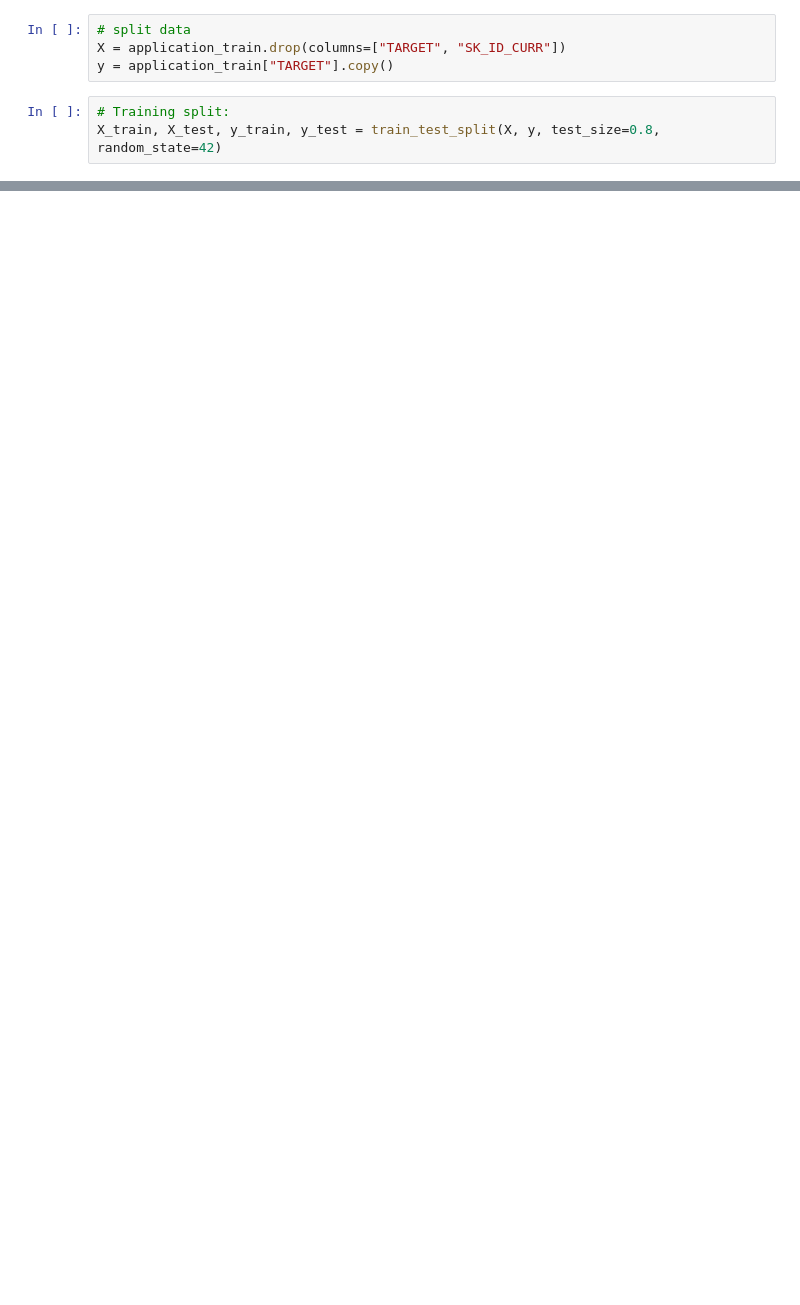
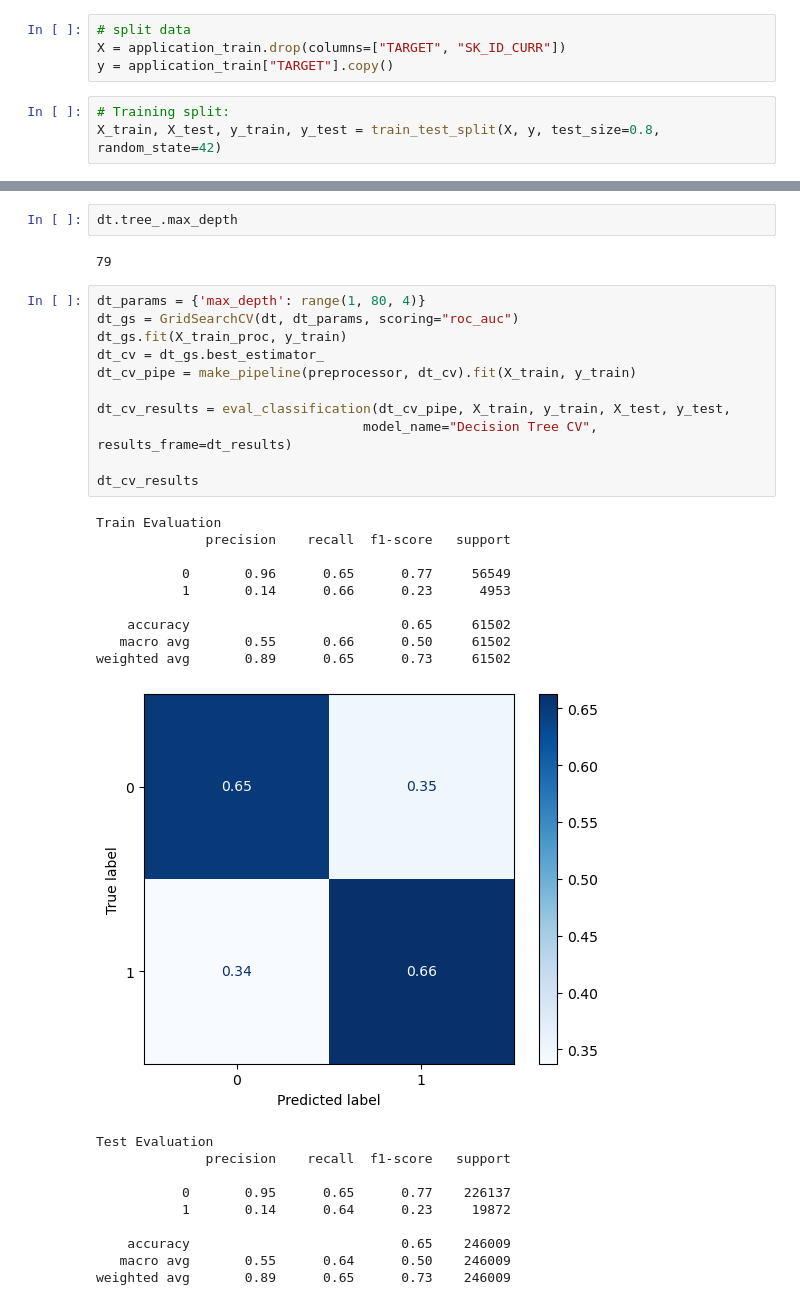
Before and after one commit to bkusuma/home-credit-default-risk, a Jupyter notebook: kaggle/working/02_Modelling.ipynb, the cells around one changed output, grey strips where cells are left out. Saved outputs shown, nothing was run; the diff lists cells and outputs as text; blank space fills up the shorter version.

```diff
--- a/kaggle/working/02_Modelling.ipynb
+++ b/kaggle/working/02_Modelling.ipynb
@@ -67,0 +176,35 @@ weighted avg       0.89      0.68      0.75    246009
+# %%
+dt.tree_.max_depth
+# %% [output]
+79
+# %%
+dt_params = {'max_depth': range(1, 80, 4)}
+dt_gs = GridSearchCV(dt, dt_params, scoring="roc_auc")
+dt_gs.fit(X_train_proc, y_train)
+dt_cv = dt_gs.best_estimator_
+dt_cv_pipe = make_pipeline(preprocessor, dt_cv).fit(X_train, y_train)
+
+dt_cv_results = eval_classification(dt_cv_pipe, X_train, y_train, X_test, y_test,
+                                  model_name="Decision Tree CV", results_frame=dt_results)
+
+dt_cv_results
+# %% [output]
+Train Evaluation
+              precision    recall  f1-score   support
+
+           0       0.96      0.65      0.77     56549
+           1       0.14      0.66      0.23      4953
+
+    accuracy                           0.65     61502
+   macro avg       0.55      0.66      0.50     61502
+weighted avg       0.89      0.65      0.73     61502
+[figure, added]
+Test Evaluation
+              precision    recall  f1-score   support
+
+           0       0.95      0.65      0.77    226137
+           1       0.14      0.64      0.23     19872
+
+    accuracy                           0.65    246009
+   macro avg       0.55      0.64      0.50    246009
+weighted avg       0.89      0.65      0.73    246009
```
Also changed, not shown: parts of 27 cells of this notebook, 5 other files.
